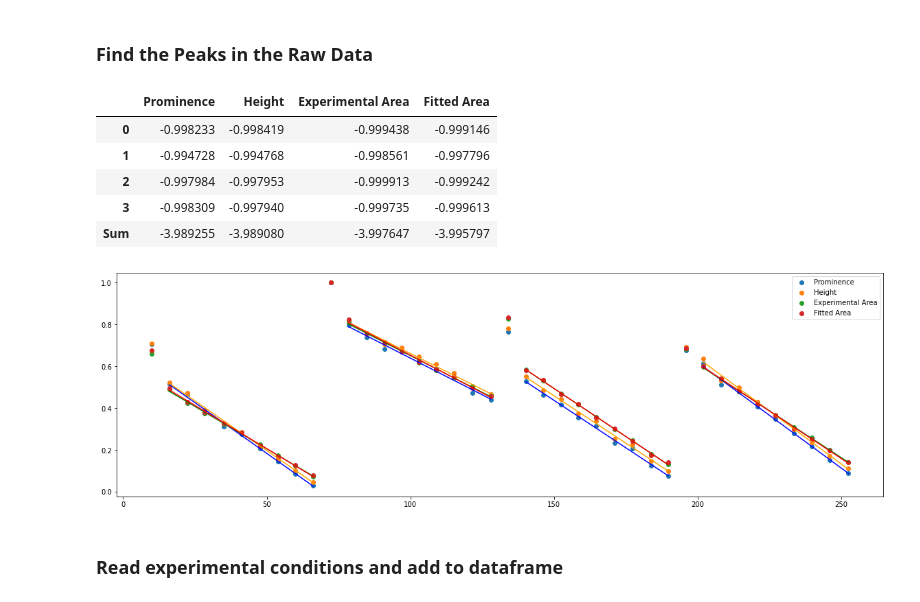
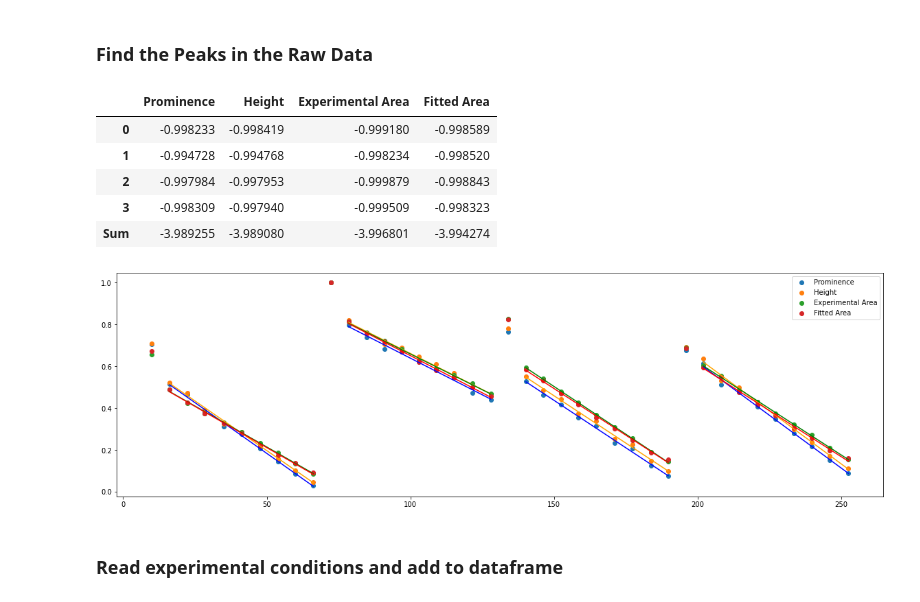
Before and after one commit to pdingwall/htke, a Jupyter notebook: htke_analysis_template_v1.5_COMPARE.ipynb, the cells around one changed output. Cells and saved outputs as stored; diff of their text form; code cells hidden in the pictures.

```diff
--- a/htke_analysis_template_v1.5_COMPARE.ipynb
+++ b/htke_analysis_template_v1.5_COMPARE.ipynb
@@ -32,18 +32,18 @@ ir_data = Data.read()
 peaks = Peaks(ir_data)
 # %%
 # Compare prominence, height, experimental area, and fitted area
-r2, compare = peaks.compare(0.0505, 0.032, 4,'Peak at 1704 cm-1', 4, 10, 1.1, -0.4)
+r2, compare = peaks.compare(0.0505, 0.032, 4,'Peak at 1704 cm-1', 4, 10, 0.7, -0.4)
 # NOTE: Areas seem to give the best value when the starting point is exactly on the peak (no baseline before)
 
 r2
 # %% [output]
 |  | Prominence | Height | Experimental Area | Fitted Area |
-| 0 | -0.998233 | -0.998419 | -0.999438 | -0.999146 |
-| 1 | -0.994728 | -0.994768 | -0.998561 | -0.997796 |
-| 2 | -0.997984 | -0.997953 | -0.999913 | -0.999242 |
-| 3 | -0.998309 | -0.997940 | -0.999735 | -0.999613 |
-| Sum | -3.989255 | -3.989080 | -3.997647 | -3.995797 |
+| 0 | -0.998233 | -0.998419 | -0.999180 | -0.998589 |
+| 1 | -0.994728 | -0.994768 | -0.998234 | -0.998520 |
+| 2 | -0.997984 | -0.997953 | -0.999879 | -0.998843 |
+| 3 | -0.998309 | -0.997940 | -0.999509 | -0.998323 |
+| Sum | -3.989255 | -3.989080 | -3.996801 | -3.994274 |
-[figure, old version]
+[figure, new version]
 # %% [markdown]
 ### Read experimental conditions and add to dataframe
 # %%
```
Also changed, not shown: parts of 1 cell of this notebook, 25 other files.
